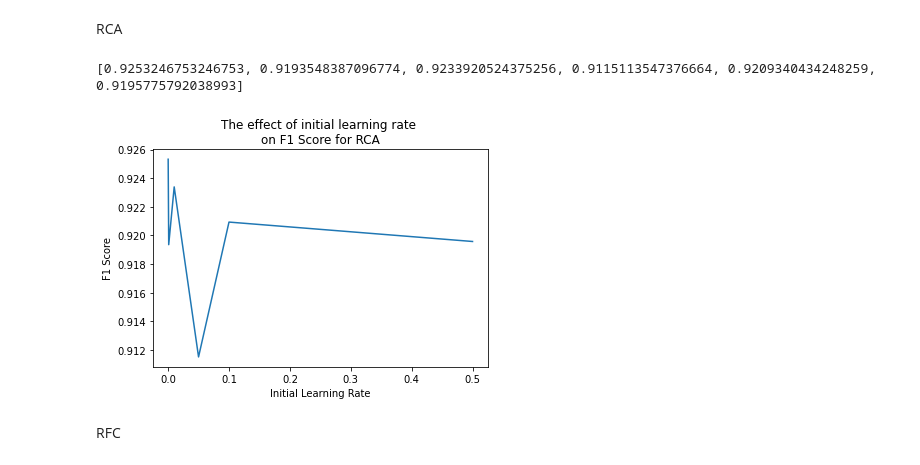
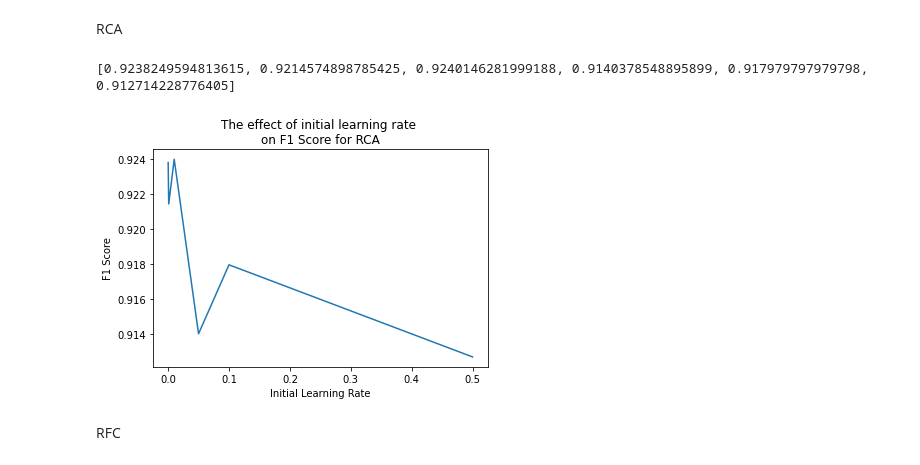
Before and after one commit to amandahutter/CS_7641, a Jupyter notebook: A3: Unsupervised Learning/A3.ipynb, the cells around one changed output. Drawn from its saved outputs; the diff is of its cells as text; code cells hidden in the pictures.

```diff
--- a/A3: Unsupervised Learning/A3.ipynb
+++ b/A3: Unsupervised Learning/A3.ipynb
@@ -850,9 +903,0 @@ def run_RPA(X_Data, title):
-# %%
-start = time.time()
-
-run_RPA(X_Train_Polling, "Polling Data")
-
-end = time.time()
-
-elapsed = end - start
-print(elapsed)
@@ -879,19 +903,0 @@ print(elapsed)
-# %%
-from sklearn.random_projection import GaussianRandomProjection as GRP, SparseRandomProjection as RCA
-from sklearn.metrics.pairwise import pairwise_distances
-
-max_feats = X_Train_Polling.shape[1]
-
-#n_components_list = np.arange(2, max_feats, 1)
-n_components_list = np.arange(2, 6, 1)
-
-for num in n_components_list:
-    print("num components:" , num)
-    grp = RCA(random_state = 42, n_components = num)
-    grp.fit(X_Train_Polling)
-
-    X_Train_Recon = pairwise_distances(grp.fit_transform(X_Train_Polling))
-    X_Train = pairwise_distances(X_Train_Polling)
-
-    corr = np.corrcoef(X_Train_Recon.ravel(), X_Train.ravel())[0, 1]
-    print(corr)
@@ -1128,7 +1055,7 @@ Labels: [ 2 27  4 ... 13  0  0]
 # %%
 pca_X_Train_Polling = PCA(n_components = 31, random_state = 42).fit_transform(X_Train_Polling)
 ica_X_Train_Polling = ICA(n_components = 98, random_state = 42).fit_transform(X_Train_Polling)
-rca_X_Train_Polling = GRP(n_components = 58, random_state = 42).fit_transform(X_Train_Polling)
+rca_X_Train_Polling = GRP(n_components = 54, random_state = 42).fit_transform(X_Train_Polling)
 # %%
 top_cols_df, top_cols = run_RFC(X_Train_Polling, Y_Train_Polling, 12)
 rfc_X_Train_Polling = X_Train_Polling[top_cols]
@@ -1154,5 +1095,11 @@ run_kmeans(ica_X_Train_Polling, np.arange(2, 25, 2), "Polling Data")
 # %% [markdown]
 Step 3.3) Data 1 With K-Means with RCA
 # %%
-run_kmeans(rpa_X_Train_Polling, np.arange(2, 25, 2), "Polling Data")
+start = time.time()
+
+run_kmeans(rca_X_Train_Polling, np.arange(2, 25, 2), "Polling Data")
+
+end = time.time()
+elapsed = end - start
+print(elapsed)
 # %% [output]
@@ -1498,22 +1545,22 @@ RCA
 # %%
 f1_score_list = []
 init_LR_list = [0.0001, 0.001, 0.01, 0.05, 0.10, 0.50]
 
 for LR in init_LR_list:
-    f1_score = make_ann_dimred(rca_X_Train_Polling, Y_Train_Polling, 110, 'identity', 'adam', LR)
+    f1_score = make_ann_dimred(rca_X_Train_Polling, Y_Train_Polling, 130, 'identity', 'adam', LR)
     f1_score_list.append(f1_score)
 
 print(f1_score_list)
 
 plt.clf()
 plt.plot(init_LR_list, f1_score_list)
 plt.xlabel("Initial Learning Rate")
 plt.ylabel("F1 Score")
 plt.title("The effect of initial learning rate \non F1 Score for RCA")
 plt.show()
 # %% [output]
-[0.9253246753246753, 0.9193548387096774, 0.9233920524375256, 0.9115113547376664, 0.9209340434248259, 0.9195775792038993]
+[0.9238249594813615, 0.9214574898785425, 0.9240146281999188, 0.9140378548895899, 0.917979797979798, 0.912714228776405]
-[figure, old version]
+[figure, new version]
 # %% [markdown]
 RFC
 # %%
```
Also changed, not shown: parts of 65 cells of this notebook.
